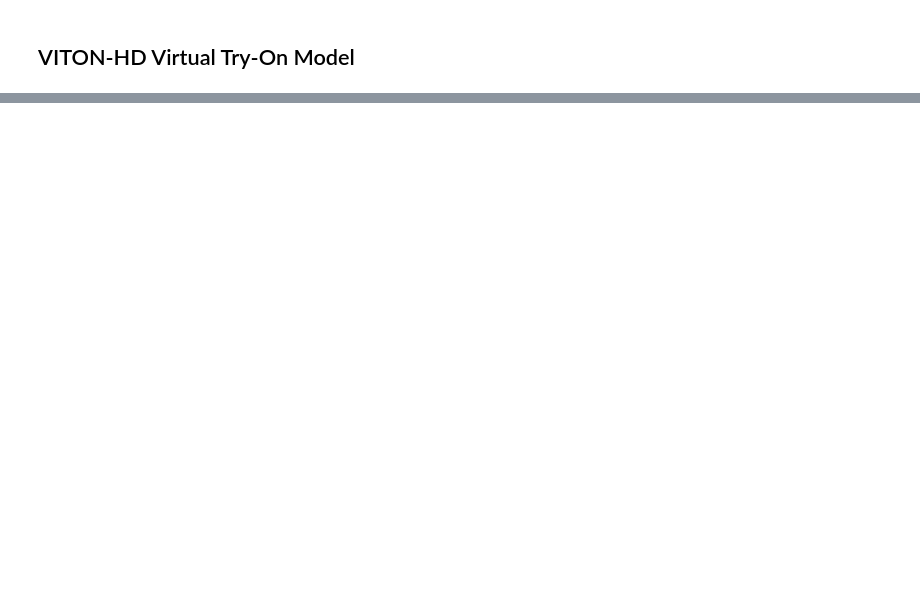
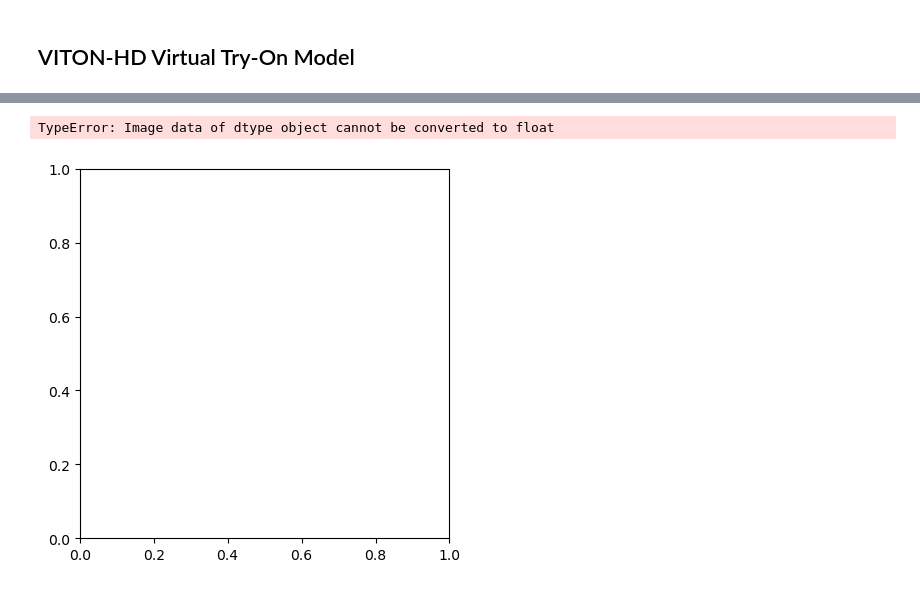
Before and after one commit to wetek-io/Project_3, a Jupyter notebook: pose detection with segmentation and gown overlay.ipynb, the cells around one changed output, grey strips where cells are left out. Drawn from its saved outputs; the diff is of its cells as text; code cells hidden in the pictures; blank space fills up the shorter version.

```diff
--- a/pose detection with segmentation and gown overlay.ipynb
+++ b/pose detection with segmentation and gown overlay.ipynb
@@ -155,33 +263,40 @@ def preprocess_clothing(image_path):
         transforms.Resize((1024, 768)),
         transforms.ToTensor(),
     ])
     clothing_image = cv2.imread(image_path)
     if clothing_image is None:
         raise FileNotFoundError(f"Clothing image not found at path: {image_path}")
     clothing_image = cv2.cvtColor(clothing_image, cv2.COLOR_BGR2RGB)
     clothing_image = transform(clothing_image)
     return clothing_image
 
-# Define the paths to the person and clothing images
-person_image_path = "/content/drive/My Drive/person.jpg"
-clothing_image_path = "/content/drive/My Drive/clothing.jpg"
+# Define the paths to the person and clothing images from the input_images folder
+
+person_image_path = "/content/input_images/person.jpg"
+clothing_image_path = "/content/input_images/clothing.jpg"
+
+# person_image_path = "/content/drive/My Drive/person.jpg"
+# clothing_image_path = "/content/drive/My Drive/clothing.jpg"
 
 # Show image from clothing_image_path
 clothing_image = cv2.imread(clothing_image_path)
 plt.imshow(clothing_image)
 
 # Preprocess the images
 pose_map, segmentation_map = preprocess_person(person_image_path)
 clothing_image = preprocess_clothing(clothing_image_path)
 
 try:
     pose_map, segmentation_map = preprocess_person(person_image_path)
 except FileNotFoundError:
     print("Person image not found. Using dummy pose and segmentation maps.")
     pose_map, segmentation_map = "pose_map", "segmentation_map"
 
 try:
     clothing_image = preprocess_clothing(clothing_image_path)
 except FileNotFoundError:
     print("Clothing image not found. Using a dummy tensor.")
     clothing_image = torch.zeros((3, 1024, 768))  # Dummy tensor with the same shape
+# %% [output]
+TypeError: Image data of dtype object cannot be converted to float
+[figure, added]
```
Also changed, not shown: parts of 18 cells of this notebook.
